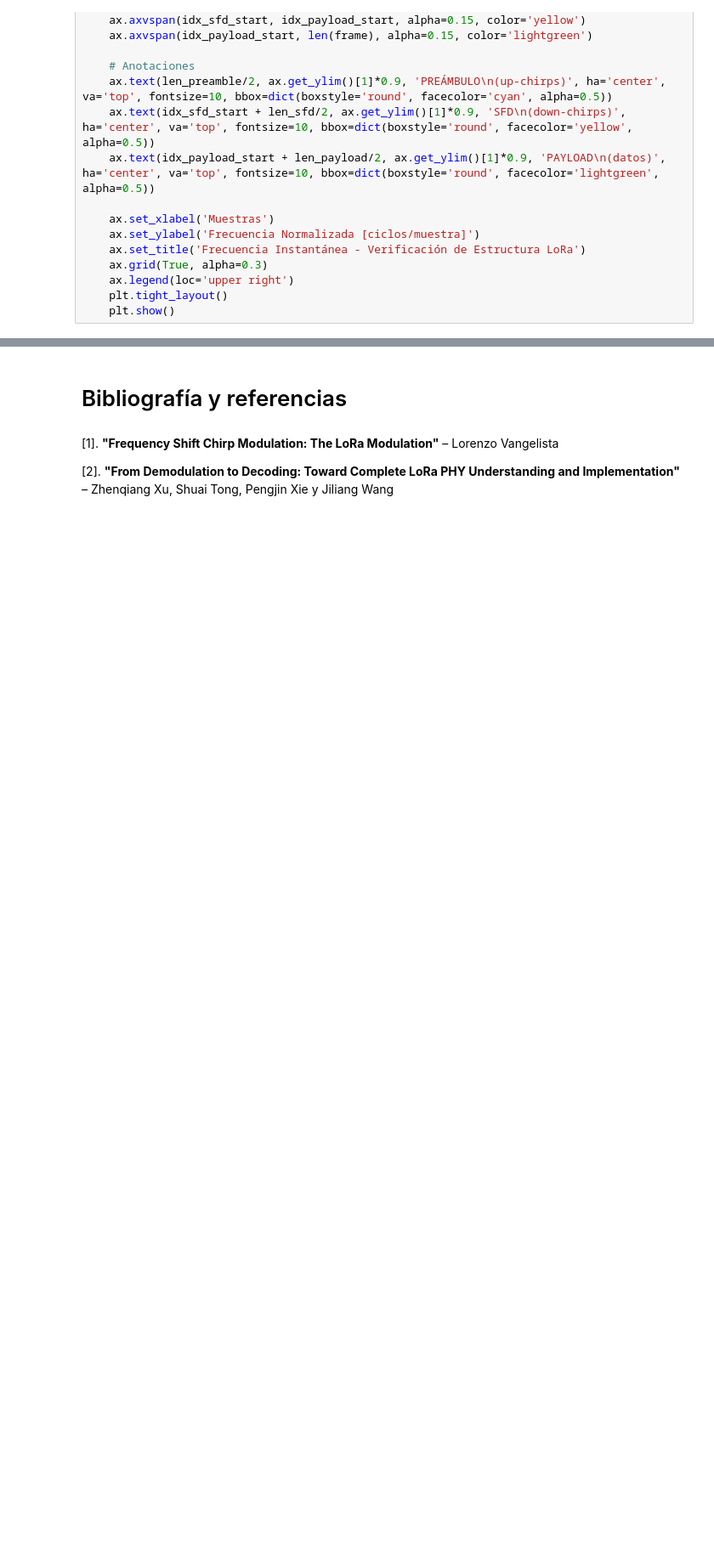
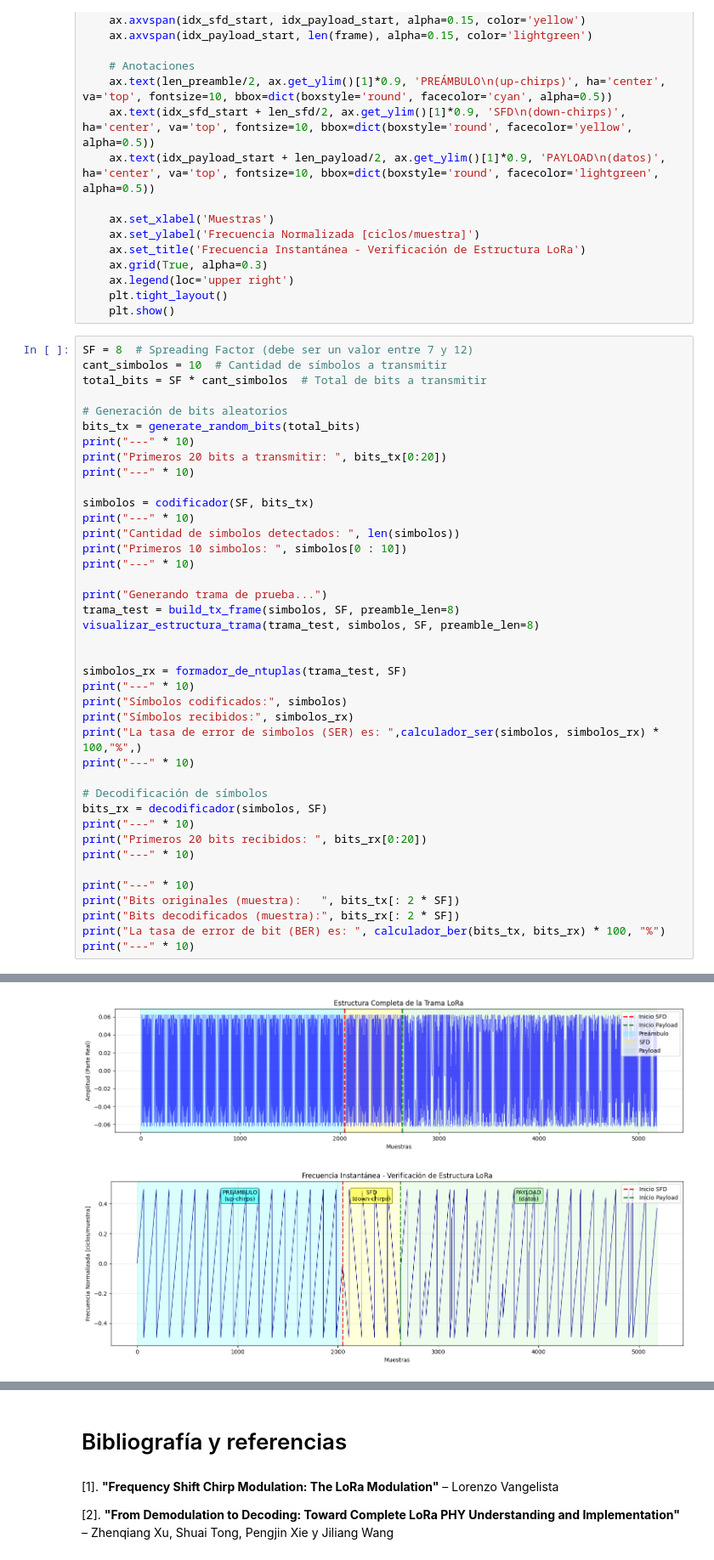
Before and after one commit to nicopinera/com-dig, a Jupyter notebook: Entregas/04Entrega.ipynb, the cells around one changed output, grey strips where cells are left out. Shown at 85% size. Drawn from its saved outputs; the diff is of its cells as text; blank space fills up the shorter version.

```diff
--- a/Entregas/04Entrega.ipynb
+++ b/Entregas/04Entrega.ipynb
@@ -1014,3 +1014,44 @@ def visualizar_estructura_trama(frame, simbolos_data, SF, preamble_len=8):
     ax.legend(loc='upper right')
     plt.tight_layout()
     plt.show()
+# %%
+SF = 8  # Spreading Factor (debe ser un valor entre 7 y 12)
+cant_simbolos = 10  # Cantidad de símbolos a transmitir
+total_bits = SF * cant_simbolos  # Total de bits a transmitir
+
+# Generación de bits aleatorios
+bits_tx = generate_random_bits(total_bits)
+print("---" * 10)
+print("Primeros 20 bits a transmitir: ", bits_tx[0:20])
+print("---" * 10)
+
+simbolos = codificador(SF, bits_tx)
+print("---" * 10)
+print("Cantidad de simbolos detectados: ", len(simbolos))
+print("Primeros 10 simbolos: ", simbolos[0 : 10])
+print("---" * 10)
+
+print("Generando trama de prueba...")
+trama_test = build_tx_frame(simbolos, SF, preamble_len=8)
+visualizar_estructura_trama(trama_test, simbolos, SF, preamble_len=8)
+
+
+simbolos_rx = formador_de_ntuplas(trama_test, SF)
+print("---" * 10)
+print("Símbolos codificados:", simbolos)
+print("Símbolos recibidos:", simbolos_rx)
+print("La tasa de error de simbolos (SER) es: ",calculador_ser(simbolos, simbolos_rx) * 100,"%",)
+print("---" * 10)
+
+# Decodificación de símbolos
+bits_rx = decodificador(simbolos, SF)
+print("---" * 10)
+print("Primeros 20 bits recibidos: ", bits_rx[0:20])
+print("---" * 10)
+
+print("---" * 10)
+print("Bits originales (muestra):   ", bits_tx[: 2 * SF])
+print("Bits decodificados (muestra):", bits_rx[: 2 * SF])
+print("La tasa de error de bit (BER) es: ", calculador_ber(bits_tx, bits_rx) * 100, "%")
+print("---" * 10)
+# %% [output]
@@ -1016,0 +1075,2 @@ def visualizar_estructura_trama(frame, simbolos_data, SF, preamble_len=8):
+[figure, added]
+[figure, added]
```
Also changed, not shown: parts of 15 cells of this notebook, 2 other files.
